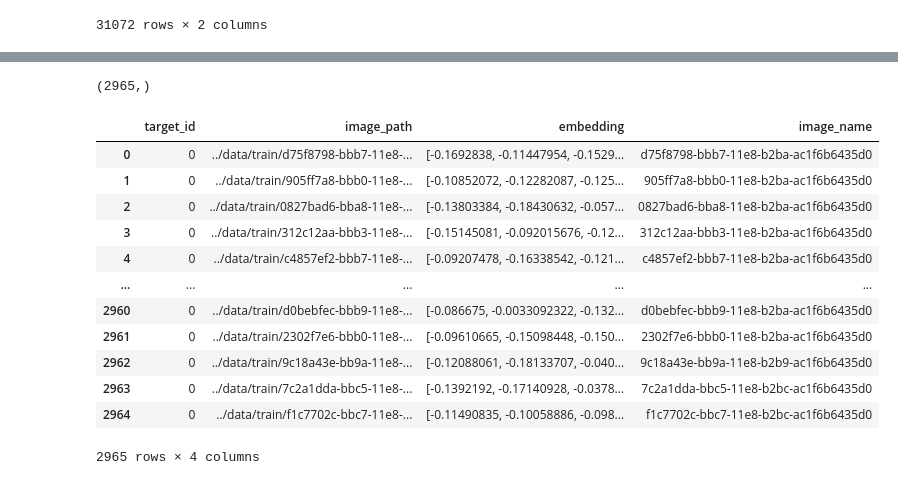
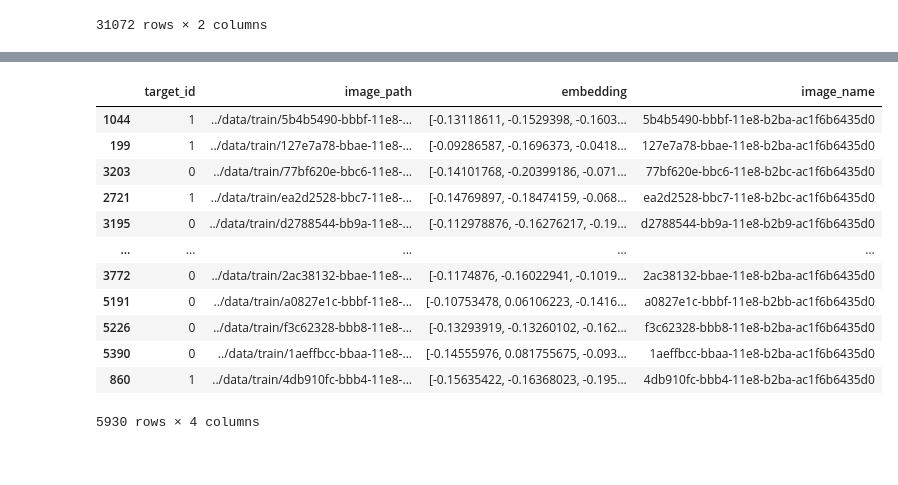
Before and after one commit to reneebrecht/human-protein-atlas-image-classification, a Jupyter notebook: notebooks/FirstBinaryNeuralNetwork.ipynb, the cells around one changed output, grey strips where cells are left out. Cells and saved outputs as stored; diff of their text form; code cells hidden in the pictures.

```diff
--- a/notebooks/FirstBinaryNeuralNetwork.ipynb
+++ b/notebooks/FirstBinaryNeuralNetwork.ipynb
@@ -10,11 +10,13 @@ import seaborn as sns
 import warnings
 warnings.filterwarnings("ignore", category=DeprecationWarning)
 from sklearn.model_selection import train_test_split
-from sklearn.metrics import confusion_matrix, accuracy_score
-from sklearn.preprocessing import StandardScaler
+from sklearn.metrics import confusion_matrix, accuracy_score, recall_score
+from sklearn.preprocessing import StandardScaler, MinMaxScaler, QuantileTransformer
+from sklearn.utils import shuffle
 
 import tensorflow as tf
 from tensorflow.keras.utils import plot_model
+from tensorflow.keras import regularizers
 
 import keras
 from keras.models import Sequential # intitialize the ANN
@@ -23,7 +25,10 @@ from keras.layers import Dense, Activation, Dropout      # create layers
 import pyarrow.parquet as pq
 import pyarrow as pa
 
-np.random.seed(42)
-tf.random.set_seed(42)
+np.random.seed(421)
+tf.random.set_seed(421)
+
+base_path = '/Users/ryan/neue_fische/human-protein-atlas-image-classification/data/'
+embed_path = '/Users/ryan/neue_fische/human-protein-atlas-image-classification/data/embeddings_train/'
 # %%
 #get all of the labels
@@ -170,26 +162,26 @@ emb
-# %%
-df_mit.shape
-# %% [output]
-(2965,)
 # %%
-#merging
+# use join to pull out the embeddings of the mitochondria subset
+# first get the mitochondria and set target = 1
 emb_mit = emb.merge(df_mit.rename("image_name").to_frame(), how="right", on="image_name")
 emb_mit["target_id"] = 1
-
+# now the others, target = 0
 emb_no_mit = emb.merge(df_no_mit.rename("image_name").to_frame(), how="right", on="image_name")
 emb_no_mit["target_id"] = 0
-emb_no_mit
+# now combine them into one table and shuffle
+df_emb_mit = pd.concat([emb_mit, emb_no_mit]).reset_index().drop('index', axis=1)
+df_emb_mit = shuffle(df_emb_mit, random_state=42)
+df_emb_mit
 # %% [output]
 |  | target_id | image_path | embedding | image_name |
-| 0 | 0 | ../data/train/d75f8798-bbb7-11e8-... | [-0.1692838, -0.11447954, -0.1529... | d75f8798-bbb7-11e8-b2ba-ac1f6b6435d0 |
-| 1 | 0 | ../data/train/905ff7a8-bbb0-11e8-... | [-0.10852072, -0.12282087, -0.125... | 905ff7a8-bbb0-11e8-b2ba-ac1f6b6435d0 |
-| 2 | 0 | ../data/train/0827bad6-bba8-11e8-... | [-0.13803384, -0.18430632, -0.057... | 0827bad6-bba8-11e8-b2ba-ac1f6b6435d0 |
-| 3 | 0 | ../data/train/312c12aa-bbb3-11e8-... | [-0.15145081, -0.092015676, -0.12... | 312c12aa-bbb3-11e8-b2ba-ac1f6b6435d0 |
-| 4 | 0 | ../data/train/c4857ef2-bbb7-11e8-... | [-0.09207478, -0.16338542, -0.121... | c4857ef2-bbb7-11e8-b2ba-ac1f6b6435d0 |
+| 1044 | 1 | ../data/train/5b4b5490-bbbf-11e8-... | [-0.13118611, -0.1529398, -0.1603... | 5b4b5490-bbbf-11e8-b2ba-ac1f6b6435d0 |
+| 199 | 1 | ../data/train/127e7a78-bbae-11e8-... | [-0.09286587, -0.1696373, -0.0418... | 127e7a78-bbae-11e8-b2ba-ac1f6b6435d0 |
+| 3203 | 0 | ../data/train/77bf620e-bbc6-11e8-... | [-0.14101768, -0.20399186, -0.071... | 77bf620e-bbc6-11e8-b2bc-ac1f6b6435d0 |
+| 2721 | 1 | ../data/train/ea2d2528-bbc7-11e8-... | [-0.14769897, -0.18474159, -0.068... | ea2d2528-bbc7-11e8-b2bc-ac1f6b6435d0 |
+| 3195 | 0 | ../data/train/d2788544-bb9a-11e8-... | [-0.112978876, -0.16276217, -0.19... | d2788544-bb9a-11e8-b2b9-ac1f6b6435d0 |
 | ... | ... | ... | ... | ... |
-| 2960 | 0 | ../data/train/d0bebfec-bbb9-11e8-... | [-0.086675, -0.0033092322, -0.132... | d0bebfec-bbb9-11e8-b2ba-ac1f6b6435d0 |
-| 2961 | 0 | ../data/train/2302f7e6-bbb0-11e8-... | [-0.09610665, -0.15098448, -0.150... | 2302f7e6-bbb0-11e8-b2ba-ac1f6b6435d0 |
-| 2962 | 0 | ../data/train/9c18a43e-bb9a-11e8-... | [-0.12088061, -0.18133707, -0.040... | 9c18a43e-bb9a-11e8-b2b9-ac1f6b6435d0 |
-| 2963 | 0 | ../data/train/7c2a1dda-bbc5-11e8-... | [-0.1392192, -0.17140928, -0.0378... | 7c2a1dda-bbc5-11e8-b2bc-ac1f6b6435d0 |
-| 2964 | 0 | ../data/train/f1c7702c-bbc7-11e8-... | [-0.11490835, -0.10058886, -0.098... | f1c7702c-bbc7-11e8-b2bc-ac1f6b6435d0 |
+| 3772 | 0 | ../data/train/2ac38132-bbae-11e8-... | [-0.1174876, -0.16022941, -0.1019... | 2ac38132-bbae-11e8-b2ba-ac1f6b6435d0 |
+| 5191 | 0 | ../data/train/a0827e1c-bbbf-11e8-... | [-0.10753478, 0.06106223, -0.1416... | a0827e1c-bbbf-11e8-b2bb-ac1f6b6435d0 |
+| 5226 | 0 | ../data/train/f3c62328-bbb8-11e8-... | [-0.13293919, -0.13260102, -0.162... | f3c62328-bbb8-11e8-b2ba-ac1f6b6435d0 |
+| 5390 | 0 | ../data/train/1aeffbcc-bbaa-11e8-... | [-0.14555976, 0.081755675, -0.093... | 1aeffbcc-bbaa-11e8-b2ba-ac1f6b6435d0 |
+| 860 | 1 | ../data/train/4db910fc-bbb4-11e8-... | [-0.15635422, -0.16368023, -0.195... | 4db910fc-bbb4-11e8-b2ba-ac1f6b6435d0 |
-2965 rows × 4 columns
+5930 rows × 4 columns
```
Also changed, not shown: parts of 29 cells of this notebook, 2 other files.
